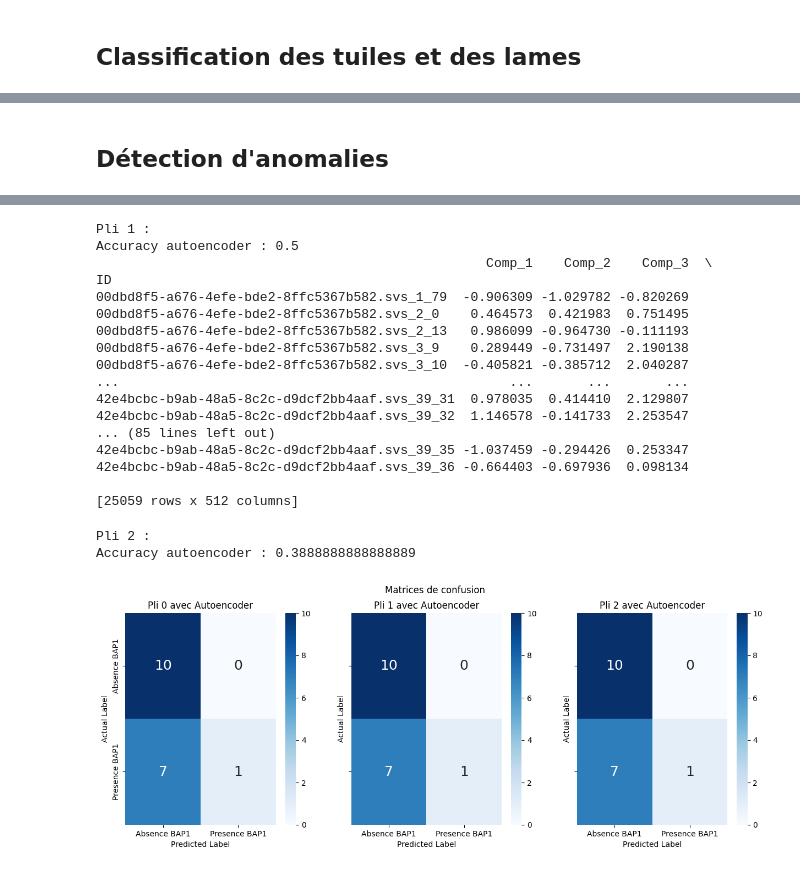
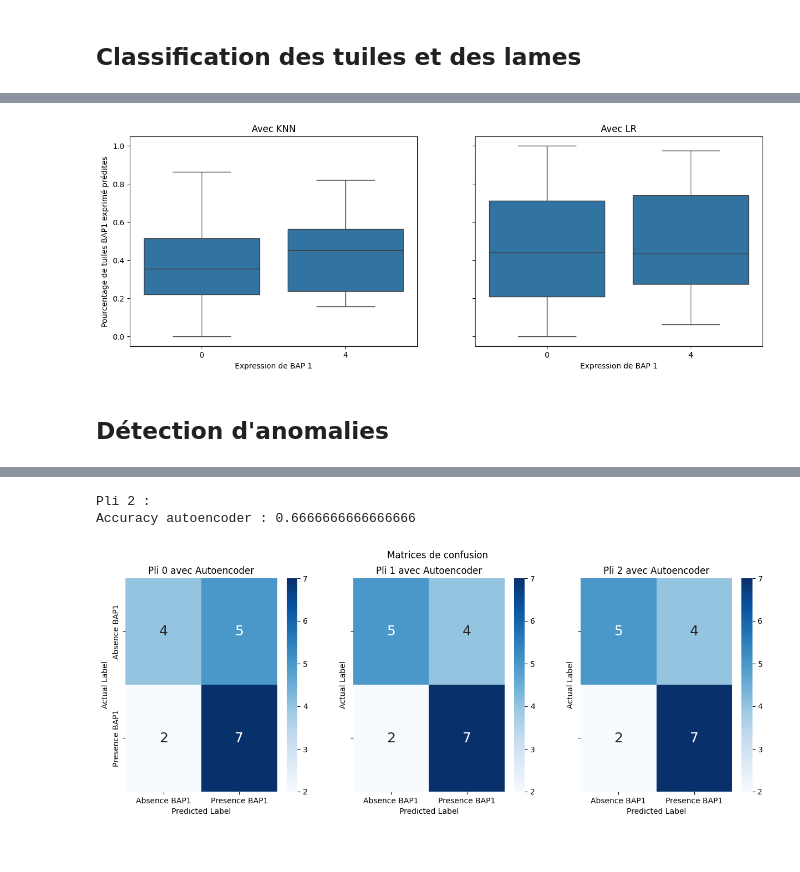
Before and after one commit to tchalas1/Projet-5BIM-CLB_Mesopath, a Jupyter notebook: CONCH_embeddings_exploration.ipynb, the cells around one changed output, grey strips where cells are left out. Drawn from its saved outputs; the diff is of its cells as text; code cells hidden in the pictures.

```diff
--- a/CONCH_embeddings_exploration.ipynb
+++ b/CONCH_embeddings_exploration.ipynb
@@ -144,7 +187,7 @@ for c in range(n_clusters):
 # Création des 3 jeux de tests pour les 3 plis
 
 # Pourcentage pour le test
-perc_wsi_test = 0.3
+perc_wsi_test = 0.4
 
 all_wsi_bap1 = list(meta_slide.loc[meta_slide["BAP1_mutation"]==4]["Slide"])
 all_wsi_no_bap1 = list(meta_slide.loc[meta_slide["BAP1_mutation"]==0]["Slide"])
@@ -152,9 +195,6 @@ all_wsi_no_bap1 = list(meta_slide.loc[meta_slide["BAP1_mutation"]==0]["Slide"])
 n_wsi_test_bap1 = round(perc_wsi_test*len(all_wsi_bap1))
 n_wsi_test_no_bap1 = round(perc_wsi_test*len(all_wsi_no_bap1))
 
-# Si l'on souhaite utiliser que les tuiles classifiées comme interessantes
-# all=all_cluster[all_cluster['Cluster']==0]
-
 wsi_test_1=random.sample(all_wsi_bap1,n_wsi_test_bap1)+random.sample(all_wsi_no_bap1,n_wsi_test_no_bap1)
 wsi_test_2=random.sample(all_wsi_bap1,n_wsi_test_bap1)+random.sample(all_wsi_no_bap1,n_wsi_test_no_bap1)
 wsi_test_3=random.sample(all_wsi_bap1,n_wsi_test_bap1)+random.sample(all_wsi_no_bap1,n_wsi_test_no_bap1)
@@ -162,9 +202,19 @@ wsi_test=[wsi_test_1,wsi_test_2,wsi_test_3]
 # %%
 # Entrainement et test sur les 3 plis:
 
+# Si l'on souhaite utiliser que les tuiles classifiées comme interessantes
+all=all_cluster[all_cluster['Cluster']==1].drop(columns='Cluster')
+#all=all_cluster.drop(columns='Cluster')
+
+thresh = 0.4
+
 fig, axes = plt.subplots(2, 3, figsize=(15, 5), sharey=True)
 fig.suptitle('Matrices de confusion')
+
 classes=["Absence BAP1", "Presence BAP1"]
+perc_lr=[]
+perc_knn=[]
+all_real_results=[]
 
 for i in range(3):
    mask_train = ~all['Slide'].isin(wsi_test[i])
@@ -198,20 +248,23 @@ for i in range(3):
       # y_pred_svc = svc_clf.predict(X_test)
 
       bap1_perc_knn = sum(i == 4 for i in y_pred_knn)/len(y_pred_knn)
-      if bap1_perc_knn > 0.5:
+      if bap1_perc_knn > thresh:
          result_knn = 4
       else:
          result_knn = 0
 
       bap1_perc_lr = sum(i == 4 for i in y_pred_lr)/len(y_pred_lr)
-      if bap1_perc_lr > 0.5:
+      if bap1_perc_lr > thresh:
          result_lr = 4
       else:
          result_lr = 0
 
       real_result=y_test.iloc[0]
 
+      perc_knn.append(bap1_perc_knn)
+      perc_lr.append(bap1_perc_lr)
       real_results.append(real_result)
+      all_real_results.append(real_result)
       results_knn.append(result_knn)
       results_lr.append(result_lr)
       accuracy_knn.append(real_result==result_knn)
@@ -227,9 +280,9 @@ for i in range(3):
    axes[0,i].set_title('Pli '+str(i)+" avec KNN")
    axes[1,i].set_title('Pli '+str(i)+" avec LR")
    #axes[0,i].set_xlabel('Predicted Label')
-   axes[1,i].set_xlabel('Predicted Label')
-   axes[0,i].set_ylabel('Actual Label')
-   axes[1,i].set_ylabel('Actual Label')
+   axes[1,i].set_xlabel('Label prédit')
+   axes[0,i].set_ylabel('Vrai label')
+   axes[1,i].set_ylabel('Vrai label')
 
 plt.show()
 # %% [output]
@@ -249,3 +302,19 @@ Accuracy LR : 0.4444444444444444
+# %%
+d = {'BAP1_mutation': all_real_results, 'KNN_BAP1_Perc': perc_knn, 'LR_BAP1_Perc': perc_lr}
+df_results = pd.DataFrame(data=d)
+
+fig, axes = plt.subplots(1, 2, figsize=(15, 5), sharey=True)
+sns.boxplot(data=df_results, x="BAP1_mutation", y="KNN_BAP1_Perc",  ax=axes[0])
+sns.boxplot(data=df_results, x="BAP1_mutation", y="LR_BAP1_Perc",  ax=axes[1])
+axes[0].set_xlabel('Expression de BAP 1')
+axes[1].set_xlabel('Expression de BAP 1')
+axes[0].set_ylabel('Pourcentage de tuiles BAP1 exprimé prédites')
+axes[1].set_ylabel('Pourcentage de tuiles BAP1 exprimé prédites')
+axes[0].set_title("Avec KNN")
+axes[1].set_title("Avec LR")
+plt.show()
+# %% [output]
+[figure, added]
 # %% [markdown]
 ## Détection d'anomalies
 # %%
@@ -272,6 +338,13 @@ wsi_test=[wsi_test_1,wsi_test_2,wsi_test_3]
 fig, axes = plt.subplots(1, 3, figsize=(15, 5), sharey=True)
 fig.suptitle('Matrices de confusion')
 classes=["Absence BAP1", "Presence BAP1"]
+
+# Si l'on souhaite utiliser que les tuiles classifiées comme interessantes
+all=all_cluster[all_cluster['Cluster']==0].drop(columns='Cluster')
+#all=all_cluster.drop(columns='Cluster')
+
+perc_autoencoder=[]
+all_real_results=[]
 
 for i in range(3):
    mask_train = ~all['Slide'].isin(wsi_test[i])
@@ -308,13 +381,15 @@ for i in range(3):
       #    result_svm = 0
 
       bap1_perc_autoencoder = sum(i == 0 for i in y_pred_autoencoder)/len(y_pred_autoencoder)
-      if bap1_perc_autoencoder > 0.5:
+      if bap1_perc_autoencoder > 0.15:
          result_autoencoder = 4
       else:
          result_autoencoder = 0
 
       real_result=y_test.iloc[0]
 
+      perc_autoencoder.append(bap1_perc_autoencoder)
+      all_real_results.append(real_result)
       real_results.append(real_result)
       # results_svm.append(result_svm)
       results_autoencoder.append(result_autoencoder)
@@ -325,7 +400,7 @@ for i in range(3):
    # print('Accuracy svm :', sum(j==True for j in accuracy_knn)/len(wsi_test[i]))
    print('Accuracy autoencoder :', sum(j==True for j in accuracy_autoencoder)/len(wsi_test[i]))
    # print(confusion_matrix(real_results,results_svm))
-   conf_matrix_autoencoder = confusion_matrix(real_results,results_knn,labels=[0, 4])
+   conf_matrix_autoencoder = confusion_matrix(real_results,results_autoencoder,labels=[0, 4])
    sns.heatmap(conf_matrix_autoencoder, annot=True, fmt='d', cmap='Blues', annot_kws={"size": 18}, ax=axes[i], xticklabels = classes, yticklabels = classes)
    axes[i].set_title('Pli '+str(i)+" avec Autoencoder")
    axes[i].set_xlabel('Predicted Label')
@@ -368,20 +413,3 @@ ID
-Pli 1 :
-Accuracy autoencoder : 0.5
-                                                  Comp_1    Comp_2    Comp_3  \
-ID
-00dbd8f5-a676-4efe-bde2-8ffc5367b582.svs_1_79  -0.906309 -1.029782 -0.820269
-00dbd8f5-a676-4efe-bde2-8ffc5367b582.svs_2_0    0.464573  0.421983  0.751495
-00dbd8f5-a676-4efe-bde2-8ffc5367b582.svs_2_13   0.986099 -0.964730 -0.111193
-00dbd8f5-a676-4efe-bde2-8ffc5367b582.svs_3_9    0.289449 -0.731497  2.190138
-00dbd8f5-a676-4efe-bde2-8ffc5367b582.svs_3_10  -0.405821 -0.385712  2.040287
-...                                                  ...       ...       ...
-42e4bcbc-b9ab-48a5-8c2c-d9dcf2bb4aaf.svs_39_31  0.978035  0.414410  2.129807
-42e4bcbc-b9ab-48a5-8c2c-d9dcf2bb4aaf.svs_39_32  1.146578 -0.141733  2.253547
-... (85 lines left out)
-42e4bcbc-b9ab-48a5-8c2c-d9dcf2bb4aaf.svs_39_35 -1.037459 -0.294426  0.253347
-42e4bcbc-b9ab-48a5-8c2c-d9dcf2bb4aaf.svs_39_36 -0.664403 -0.697936  0.098134
-
-[25059 rows x 512 columns]
+Pli 2 :
+Accuracy autoencoder : 0.6666666666666666
-Pli 2 :
-Accuracy autoencoder : 0.3888888888888889
-[figure, old version]
+[figure, new version]
```
Also changed, not shown: parts of 12 cells of this notebook.
